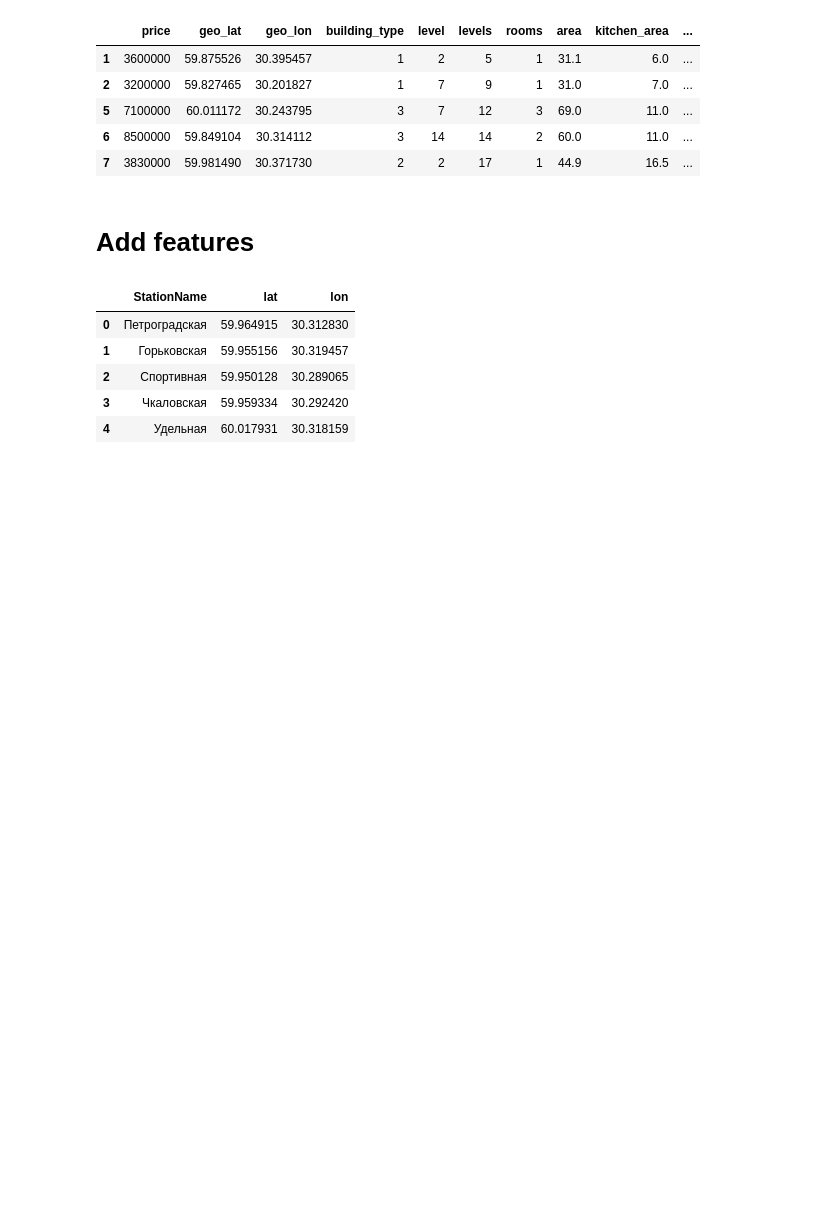
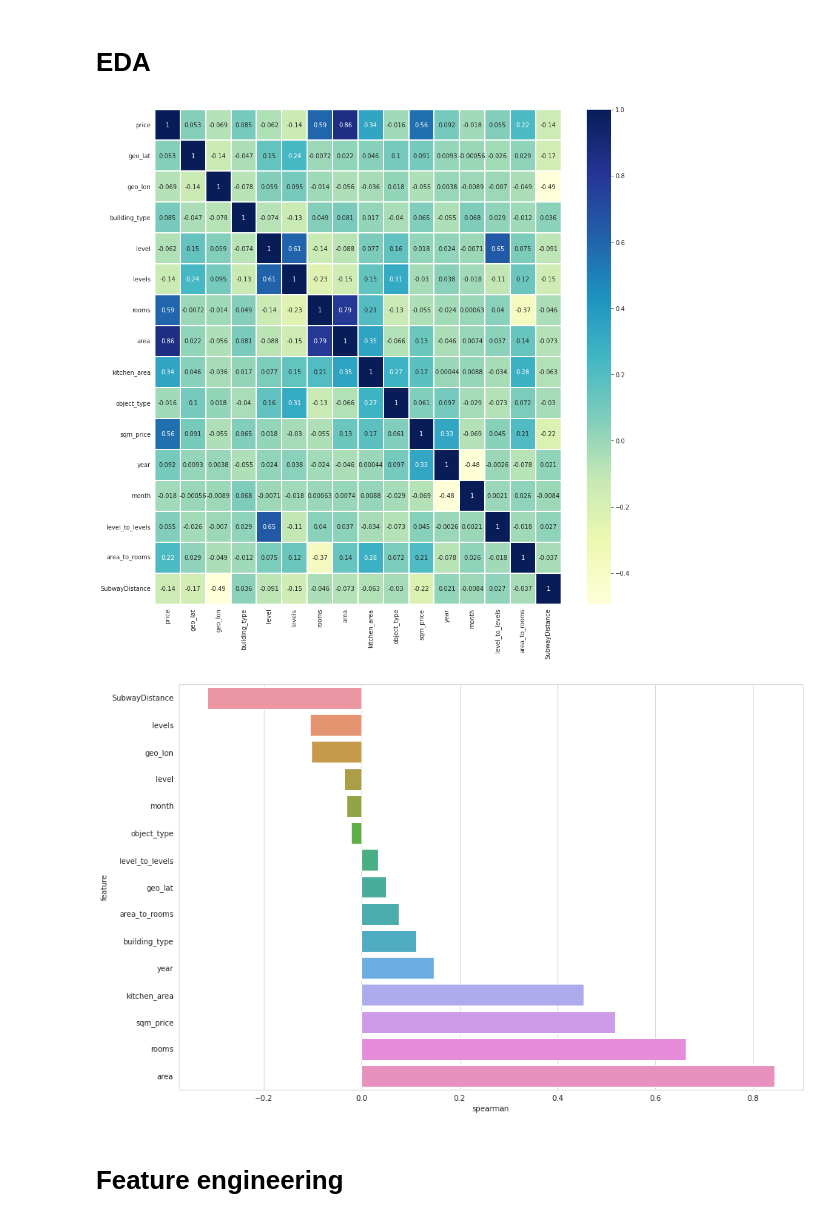
Before and after one commit to dubrovin-sudo/House-prediction, a Jupyter notebook: notebooks/Saint-Peterburg_real_estate.ipynb, the cells around one changed output. Cells and saved outputs as stored; diff of their text form; code cells hidden in the pictures; blank space fills up the shorter version.

Commit message:
Added visualization functions, ipynb bloknot for publish, updated src file

```diff
--- a/notebooks/Saint-Peterburg_real_estate.ipynb
+++ b/notebooks/Saint-Peterburg_real_estate.ipynb
@@ -239,13 +63,0 @@ def clean_data(df: pd.DataFrame) -> pd.DataFrame:
-# %%
-df = df.pipe(clean_data)
-# %%
-df.head(5)
-# %% [output]
-|  | price | geo_lat | geo_lon | building_type | level | levels | rooms | area | kitchen_area | ... |
-| 1 | 3600000 | 59.875526 | 30.395457 | 1 | 2 | 5 | 1 | 31.1 | 6.0 | ... |
-| 2 | 3200000 | 59.827465 | 30.201827 | 1 | 7 | 9 | 1 | 31.0 | 7.0 | ... |
-| 5 | 7100000 | 60.011172 | 30.243795 | 3 | 7 | 12 | 3 | 69.0 | 11.0 | ... |
-| 6 | 8500000 | 59.849104 | 30.314112 | 3 | 14 | 14 | 2 | 60.0 | 11.0 | ... |
-| 7 | 3830000 | 59.981490 | 30.371730 | 2 | 2 | 17 | 1 | 44.9 | 16.5 | ... |
-# %% [markdown]
-# Add features
@@ -254,9 +64,10 @@ subway = pd.read_csv(f"{directory}/external/spb_subways.csv")
-# %%
-subway.head()
-# %% [output]
-|  | StationName | lat | lon |
-| 0 | Петроградская | 59.964915 | 30.312830 |
-| 1 | Горьковская | 59.955156 | 30.319457 |
-| 2 | Спортивная | 59.950128 | 30.289065 |
-| 3 | Чкаловская | 59.959334 | 30.292420 |
-| 4 | Удельная | 60.017931 | 30.318159 |
+# %% [markdown]
+# EDA
+# %%
+corrmat = corr_matrix(df)
+spr = spearman(df, corrmat)
+# %% [output]
+[figure, added]
+[figure, added]
+# %% [markdown]
+# Feature engineering
```
Also changed, not shown: parts of 31 cells of this notebook, 8 other files.
